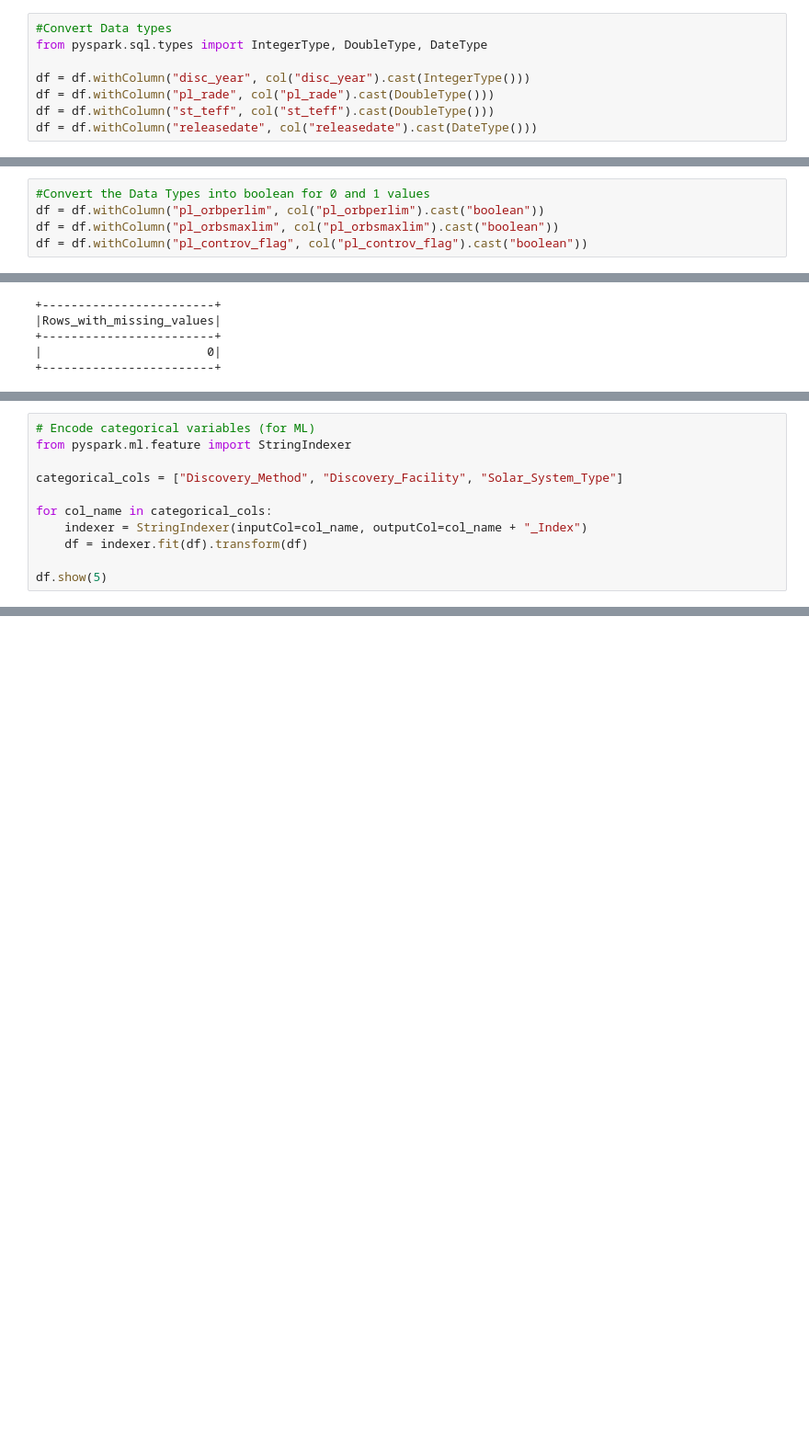
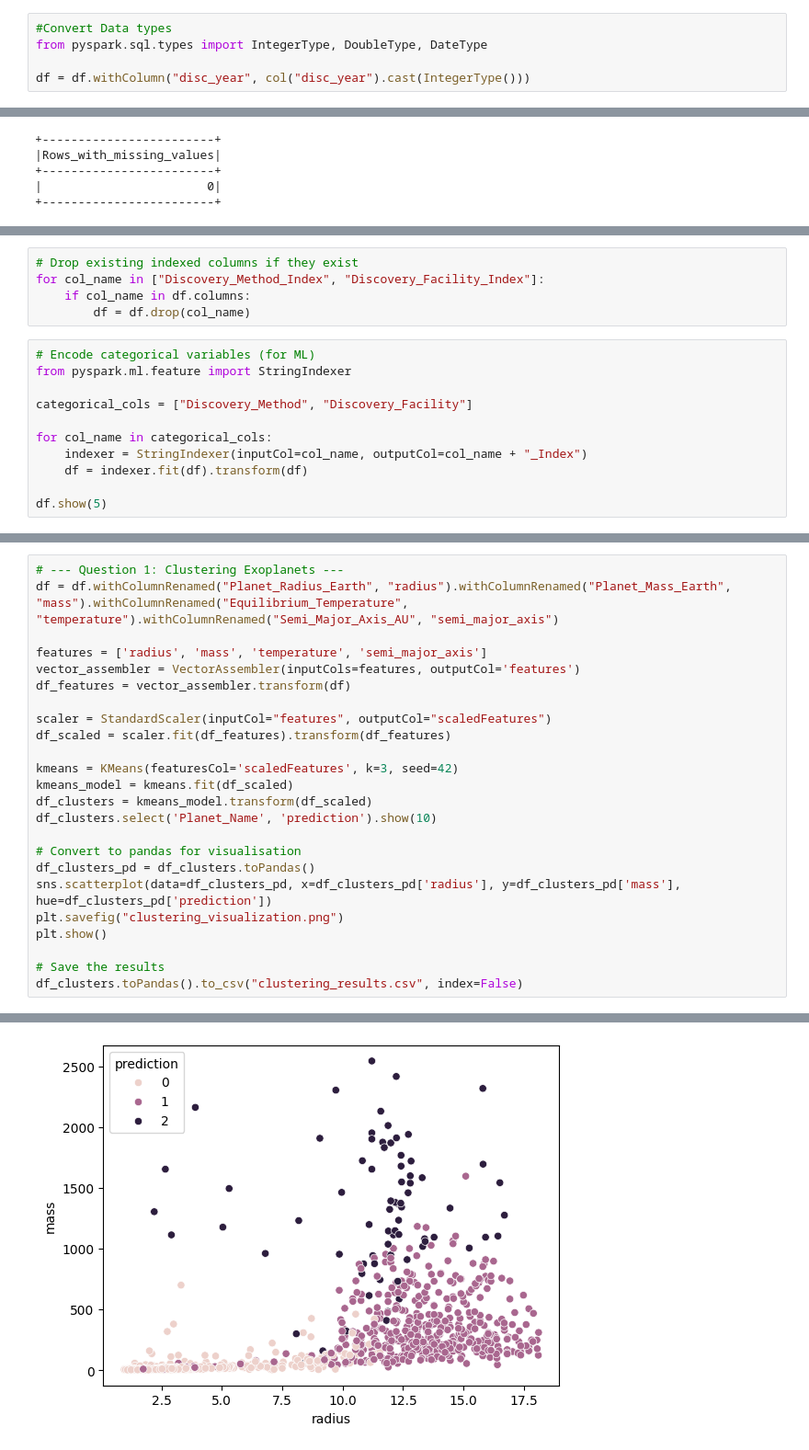
Before and after one commit to PatZ2346/ExoPlanet-Prediction, a Jupyter notebook: ETL_pyspark.ipynb, the cells around one changed output, grey strips where cells are left out. Shown at 92% size. Saved outputs shown, nothing was run; the diff lists cells and outputs as text; blank space fills up the shorter version.

```diff
--- a/ETL_pyspark.ipynb
+++ b/ETL_pyspark.ipynb
@@ -75,9 +112,6 @@ for c in df.columns:
 from pyspark.sql.types import IntegerType, DoubleType, DateType
 
 df = df.withColumn("disc_year", col("disc_year").cast(IntegerType()))
-df = df.withColumn("pl_rade", col("pl_rade").cast(DoubleType()))
-df = df.withColumn("st_teff", col("st_teff").cast(DoubleType()))
-df = df.withColumn("releasedate", col("releasedate").cast(DateType()))
 # %%
 #Remove Duplicates
 df = df.dropDuplicates()
@@ -125,10 +174,5 @@ df_types.show(truncate=False)
 +---------------+--------+
 only showing top 20 rows
-# %%
-#Convert the Data Types into boolean for 0 and 1 values
-df = df.withColumn("pl_orbperlim", col("pl_orbperlim").cast("boolean"))
-df = df.withColumn("pl_orbsmaxlim", col("pl_orbsmaxlim").cast("boolean"))
-df = df.withColumn("pl_controv_flag", col("pl_controv_flag").cast("boolean"))
 # %%
 #disc_year should be a proper Date not int
 from pyspark.sql.functions import to_date, concat_ws, lit
@@ -364,9 +403,14 @@ df_scaled.select("features", "scaled_features").show(truncate=False)
 only showing top 20 rows
+# %%
+# Drop existing indexed columns if they exist
+for col_name in ["Discovery_Method_Index", "Discovery_Facility_Index"]:
+    if col_name in df.columns:
+        df = df.drop(col_name)
 # %%
 # Encode categorical variables (for ML)
 from pyspark.ml.feature import StringIndexer
 
-categorical_cols = ["Discovery_Method", "Discovery_Facility", "Solar_System_Type"]
+categorical_cols = ["Discovery_Method", "Discovery_Facility"]
 
 for col_name in categorical_cols:
     indexer = StringIndexer(inputCol=col_name, outputCol=col_name + "_Index")
@@ -389,0 +494,25 @@ df.write.csv("PS_dataset.csv", header=True)
+# %%
+# --- Question 1: Clustering Exoplanets ---
+df = df.withColumnRenamed("Planet_Radius_Earth", "radius").withColumnRenamed("Planet_Mass_Earth", "mass").withColumnRenamed("Equilibrium_Temperature", "temperature").withColumnRenamed("Semi_Major_Axis_AU", "semi_major_axis")
+
+features = ['radius', 'mass', 'temperature', 'semi_major_axis']
+vector_assembler = VectorAssembler(inputCols=features, outputCol='features')
+df_features = vector_assembler.transform(df)
+
+scaler = StandardScaler(inputCol="features", outputCol="scaledFeatures")
+df_scaled = scaler.fit(df_features).transform(df_features)
+
+kmeans = KMeans(featuresCol='scaledFeatures', k=3, seed=42)
+kmeans_model = kmeans.fit(df_scaled)
+df_clusters = kmeans_model.transform(df_scaled)
+df_clusters.select('Planet_Name', 'prediction').show(10)
+
+# Convert to pandas for visualisation
+df_clusters_pd = df_clusters.toPandas()
+sns.scatterplot(data=df_clusters_pd, x=df_clusters_pd['radius'], y=df_clusters_pd['mass'], hue=df_clusters_pd['prediction'])
+plt.savefig("clustering_visualization.png")
+plt.show()
+
+# Save the results
+df_clusters.toPandas().to_csv("clustering_results.csv", index=False)
+# %% [output]
@@ -389,0 +534 @@ df.write.csv("PS_dataset.csv", header=True)
+[figure, added]
```
Also changed, not shown: parts of 42 cells of this notebook, 3 other files.
